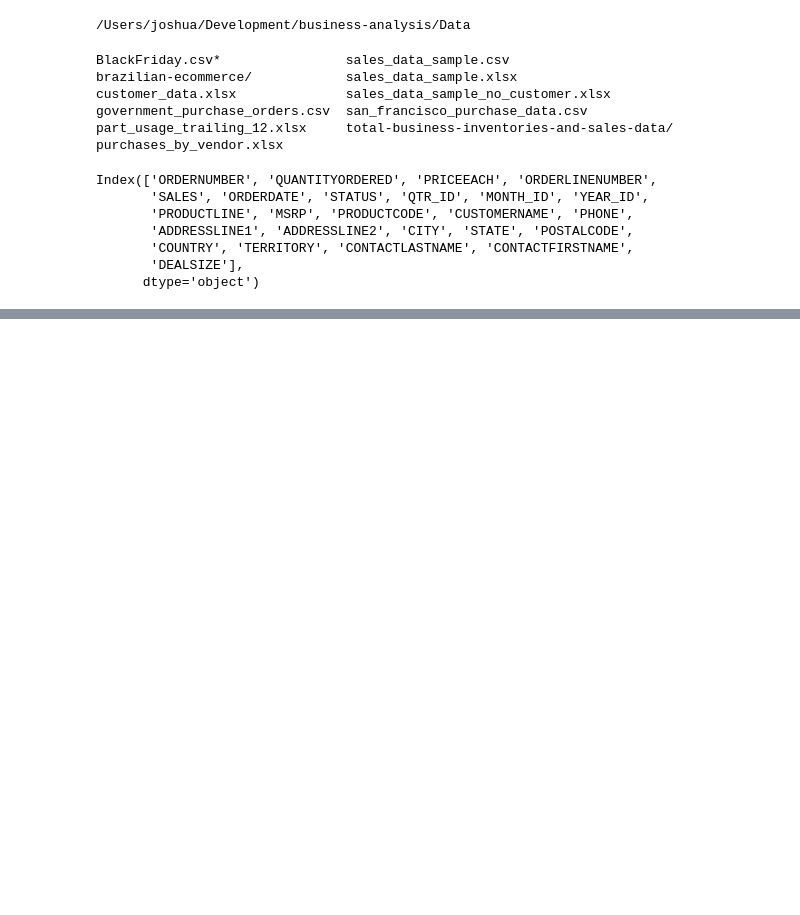
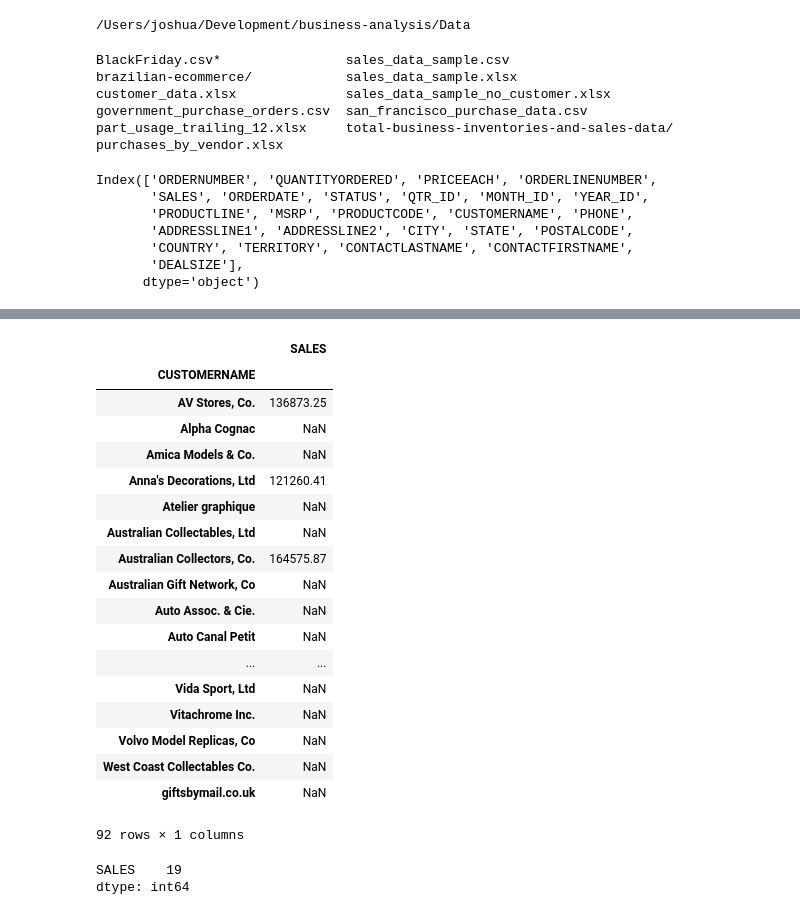
Before and after one commit to joshuamschultz/business-analysis, a Jupyter notebook: Examples/Aggregating Sales Figures.ipynb, the cells around one changed output, grey strips where cells are left out. Cells and saved outputs as stored; diff of their text form; code cells hidden in the pictures; blank space fills up the shorter version.

```diff
--- a/Examples/Aggregating Sales Figures.ipynb
+++ b/Examples/Aggregating Sales Figures.ipynb
@@ -33,0 +134,27 @@ Index(['ORDERNUMBER', 'QUANTITYORDERED', 'PRICEEACH', 'ORDERLINENUMBER',
+# %%
+sales_by_customer[sales_by_customer >= customer_twenty_percentile_sales]
+# %% [output]
+|  | SALES |
+| CUSTOMERNAME |  |
+| AV Stores, Co. | 136873.25 |
+| Alpha Cognac | NaN |
+| Amica Models & Co. | NaN |
+| Anna's Decorations, Ltd | 121260.41 |
+| Atelier graphique | NaN |
+| Australian Collectables, Ltd | NaN |
+| Australian Collectors, Co. | 164575.87 |
+| Australian Gift Network, Co | NaN |
+| Auto Assoc. & Cie. | NaN |
+| Auto Canal Petit | NaN |
+| ... | ... |
+| Vida Sport, Ltd | NaN |
+| Vitachrome Inc. | NaN |
+| Volvo Model Replicas, Co | NaN |
+| West Coast Collectables Co. | NaN |
+| giftsbymail.co.uk | NaN |
+92 rows × 1 columns
+# %%
+sales_by_customer[sales_by_customer >= customer_twenty_percentile_sales].count()
+# %% [output]
+SALES    19
+dtype: int64
```
Also changed, not shown: parts of 16 cells of this notebook, 1 other file.
